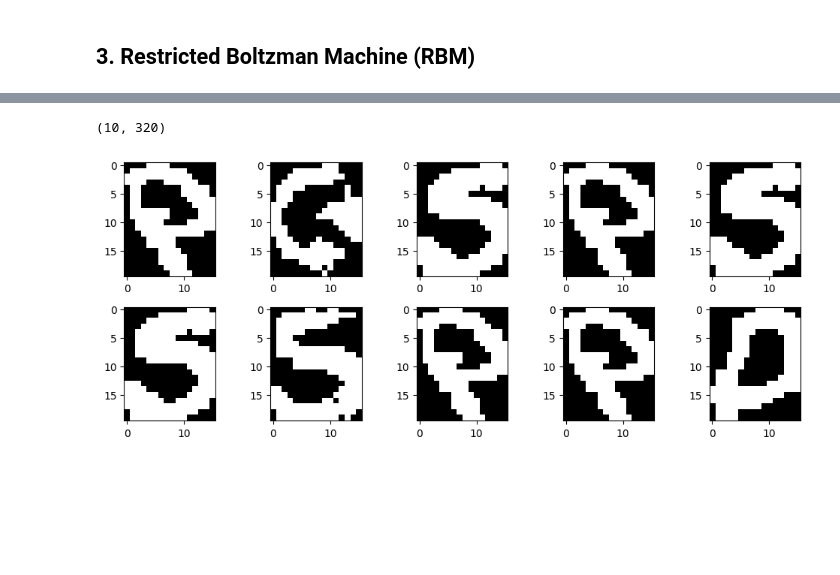
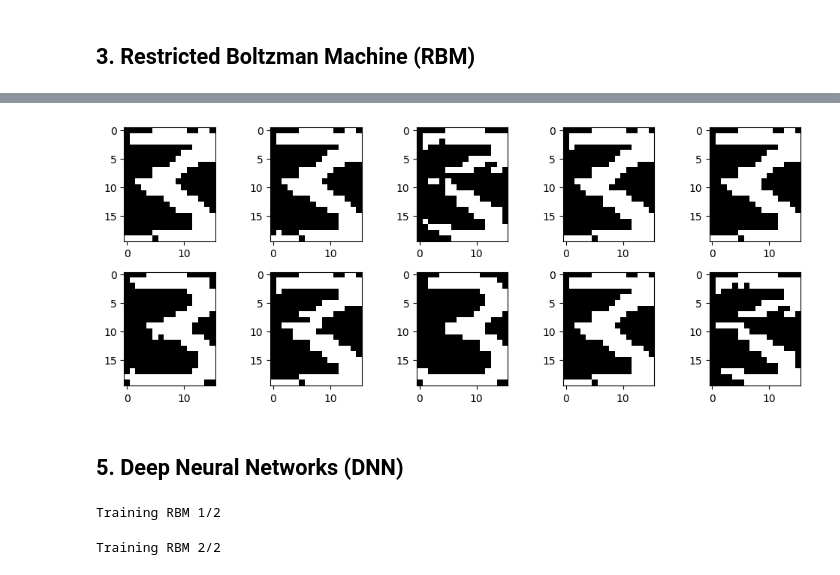
Before and after one commit to SebX-7879/Image_generation_DL2, a Jupyter notebook: projet_DL2_Seb.ipynb, the cells around one changed output, grey strips where cells are left out. Drawn from its saved outputs; the diff is of its cells as text; code cells hidden in the pictures; blank space fills up the shorter version.

```diff
--- a/projet_DL2_Seb.ipynb
+++ b/projet_DL2_Seb.ipynb
@@ -221,3 +263,3 @@ train_set = train_set[np.random.permutation(train_set.shape[0])]
 # %%
-RBM = init_RBM(320, 100)
-trained_RBM = train_RBM(RBM, train_set, n_epochs = 100, lr=1e-2, batch_size =4, verbose = True)
+## Train the RBM
+_, losses = train_RBM(RBM, train_set, n_epochs = 200, lr=1e-2, batch_size =4, verbose = False)
@@ -298,15 +298,18 @@ def init_DBN(num_layers, input_size, hidden_size):
 # %%
 def train_DBN(DBN, input_data, n_epochs = 1, lr=1e-3, batch_size =8, verbose = True):
     '''
-    Train the DBN
+    Train the DBN using the greedy layer-wise strategy
     '''
+    losses = []
     for i, RBM in enumerate(DBN):
         print('Training RBM %d/%d' % (i+1, len(DBN)))
-        RBM = train_RBM(RBM, input_data, n_epochs, lr, batch_size, verbose)
+        RBM, loss = train_RBM(RBM, input_data, n_epochs, lr, batch_size, verbose)
         input_data = entree_sortie_RBM(RBM, input_data)
-    return DBN
+        losses.append(loss)
+    losses = np.stack(losses, axis = 0)
+    return DBN, losses
 # %%
 ## Test on the alpha digits dataset
-DBN = init_DBN(6, 320, 128)
-trained_DBN = train_DBN(DBN, train_set, n_epochs = 100, lr=1e-2, batch_size =4, verbose = False)
+DBN = init_DBN(5, 320, 64)
+trained_DBN, losses_DBN = train_DBN(DBN, train_set, n_epochs = 100, lr=1e-2, batch_size =4, verbose = False)
 # %% [output]
@@ -340,27 +359,27 @@ def generer_image_DBN(n_iter_gibbs = 10, n_samples=10, trained_DBN = trained_DBN
     '''
     Generate images from the trained DBN
     '''
-    V = np.random.binomial(1, 0.5, (n_samples, trained_DBN[0][0].shape[1])) ## initialize each component of V to bernoulli(0.5)
-    for i in range(n_iter_gibbs):
-        for j, RBM in enumerate(trained_DBN):
-            if j == 0:
-                H = entree_sortie_RBM(RBM, V)
-            else:
-                H = entree_sortie_RBM(RBM, H)
-        for j in range(len(trained_DBN)-1, -1, -1):
-            if j == len(trained_DBN)-1:
-                V = sortie_entree_RBM(trained_DBN[j], H)
-            else:
-                V = sortie_entree_RBM(trained_DBN[j], V)
-    print(V.shape)
+    L = len(trained_DBN) ## number of layers
+    ## We first sample from the last layer
+    V = np.random.binomial(1, 0.5, (n_samples, trained_DBN[L-1][0].shape[1]))
+    for _ in range(n_iter_gibbs):
+        H = entree_sortie_RBM(trained_DBN[L-1], V)
+        # H = np.random.binomial(1, H)
+        V = sortie_entree_RBM(trained_DBN[L-1], H)
+        # V = np.random.binomial(1, V)
+    for l in range(L-2, -1, -1):
+        V = sortie_entree_RBM(trained_DBN[l], V)
+
+    # V = np.random.binomial(1, V) ## (n_samples, input_size)
     V = np.where(V > 0.5, 1, 0)
     return V
 # %%
-sampled_images_DBN = generer_image_DBN(n_iter_gibbs = 100, n_samples=10, trained_DBN = trained_DBN)
+sampled_images_DBN = generer_image_DBN(n_iter_gibbs = 10, n_samples=10, trained_DBN = trained_DBN)
 plot_mnist(sampled_images_DBN.reshape(-1,20,16)[:10], np.array(['']*10))
 # %% [output]
-(10, 320)
-[figure, old version]
+[figure, new version]
+# %% [markdown]
+## 5. Deep Neural Networks (DNN)
 # %%
 ### DNN implementation using DBN and classification head with softmax
 def init_DNN(num_hidden_layers, input_size, hidden_size, output_size):
@@ -380,0 +509,5 @@ DNN = init_DNN(4, 320, 128, 36)
+# %%
+DNN = pretrain_DNN(DNN, X_train_bw, n_epochs = 50, lr=1e-2, batch_size = 64, verbose = False)
+# %% [output]
+Training RBM 1/2
+Training RBM 2/2
```
Also changed, not shown: parts of 54 cells of this notebook, 1 other file.
